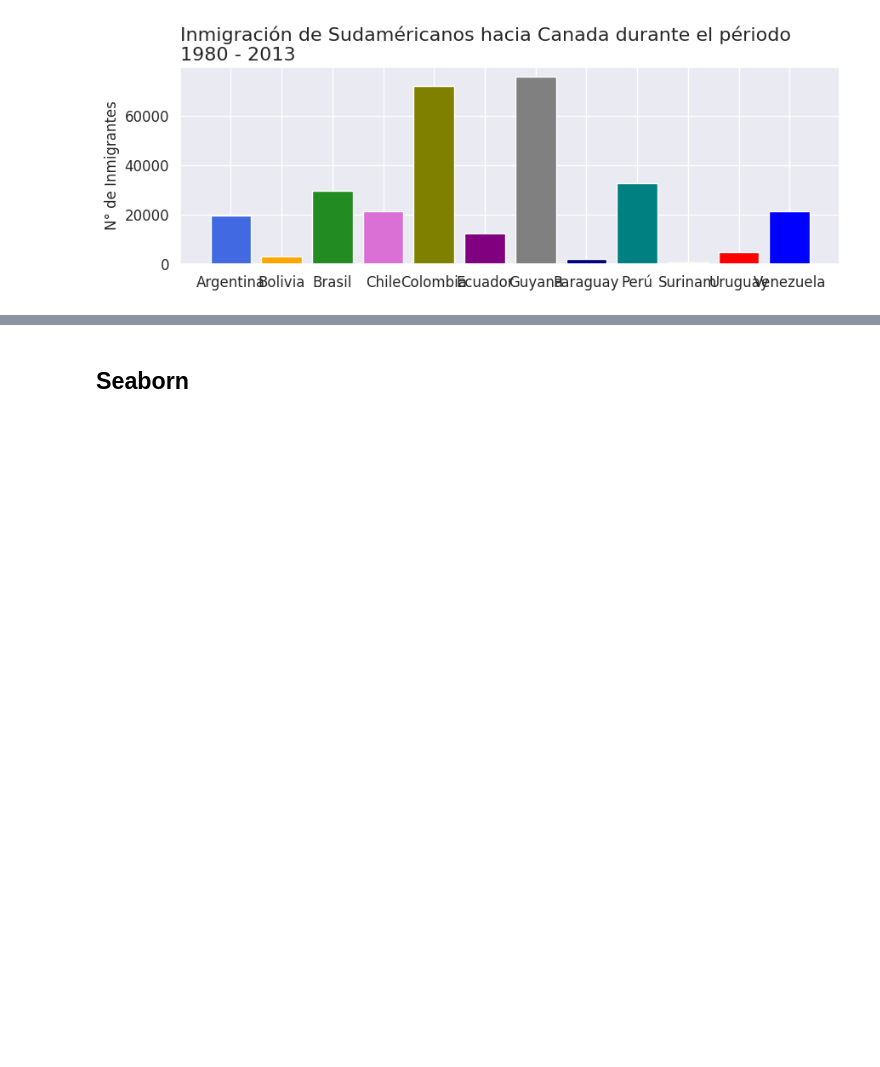
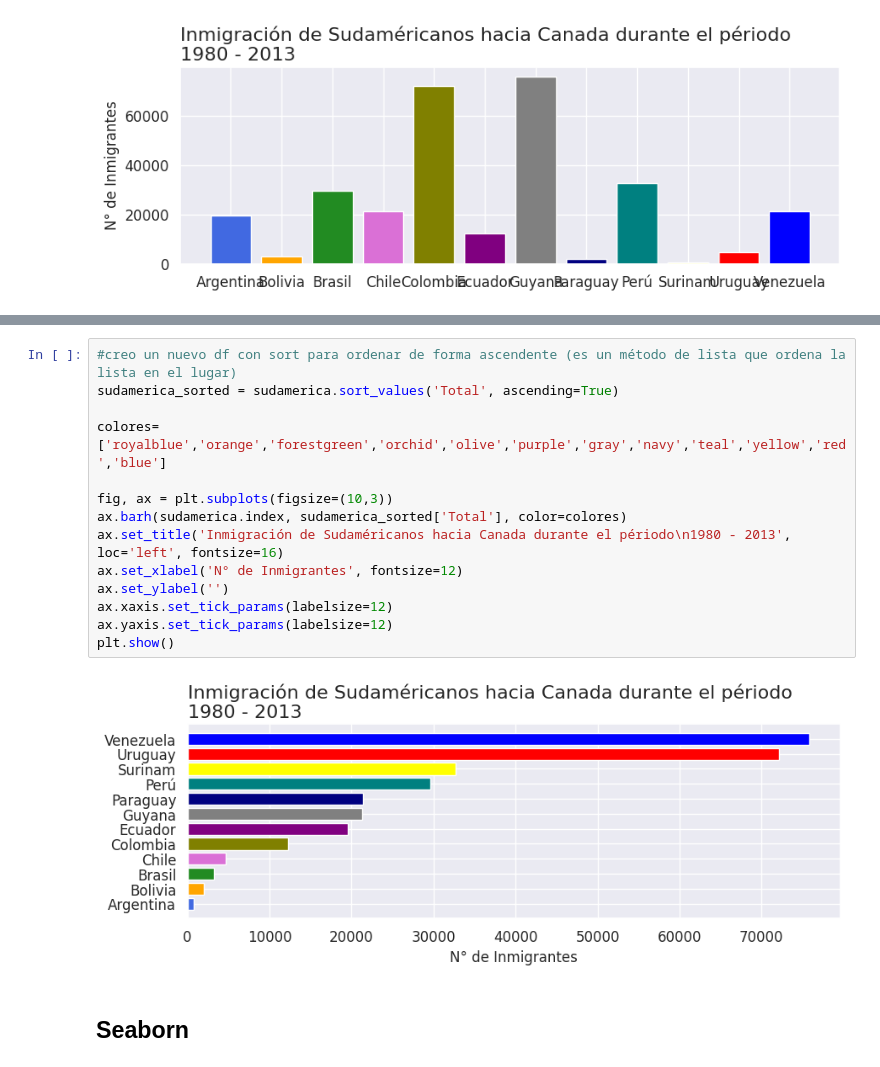
Before and after one commit to Nataliahfk/visualizacion_datos_graficos_python, a Jupyter notebook: visualizacion_de_datos_con_graficos_python.ipynb, the cells around one changed output, grey strips where cells are left out. Saved outputs shown, nothing was run; the diff lists cells and outputs as text; blank space fills up the shorter version.

```diff
--- a/visualizacion_de_datos_con_graficos_python.ipynb
+++ b/visualizacion_de_datos_con_graficos_python.ipynb
@@ -539,3 +553,19 @@ plt.show()
+# %%
+#creo un nuevo df con sort para ordenar de forma ascendente (es un método de lista que ordena la lista en el lugar)
+sudamerica_sorted = sudamerica.sort_values('Total', ascending=True)
+
+colores=['royalblue','orange','forestgreen','orchid','olive','purple','gray','navy','teal','yellow','red','blue']
+
+fig, ax = plt.subplots(figsize=(10,3))
+ax.barh(sudamerica.index, sudamerica_sorted['Total'], color=colores)
+ax.set_title('Inmigración de Sudaméricanos hacia Canada durante el périodo\n1980 - 2013', loc='left', fontsize=16)
+ax.set_xlabel('N° de Inmigrantes', fontsize=12)
+ax.set_ylabel('')
+ax.xaxis.set_tick_params(labelsize=12)
+ax.yaxis.set_tick_params(labelsize=12)
+plt.show()
+# %% [output]
+[figure, added]
 # %% [markdown]
 ## Seaborn
 # %%
```
Also changed, not shown: parts of 1 cell of this notebook.
